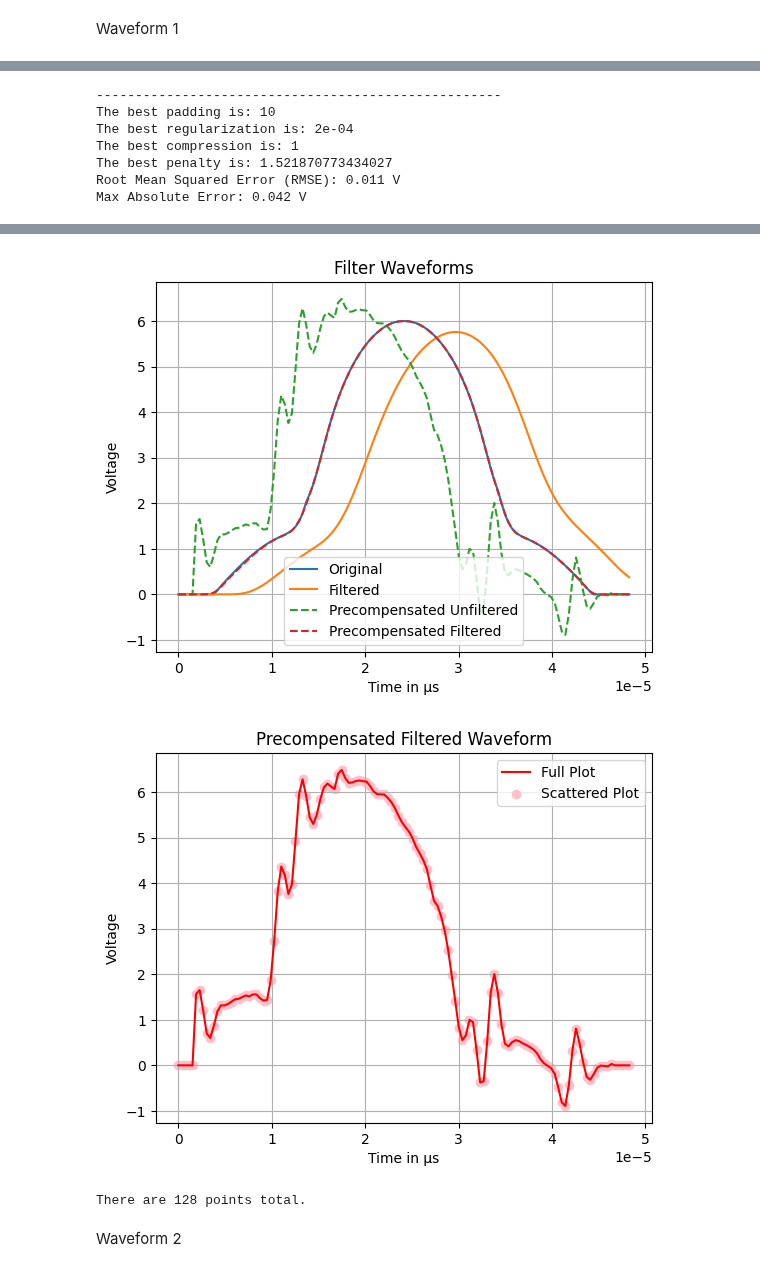
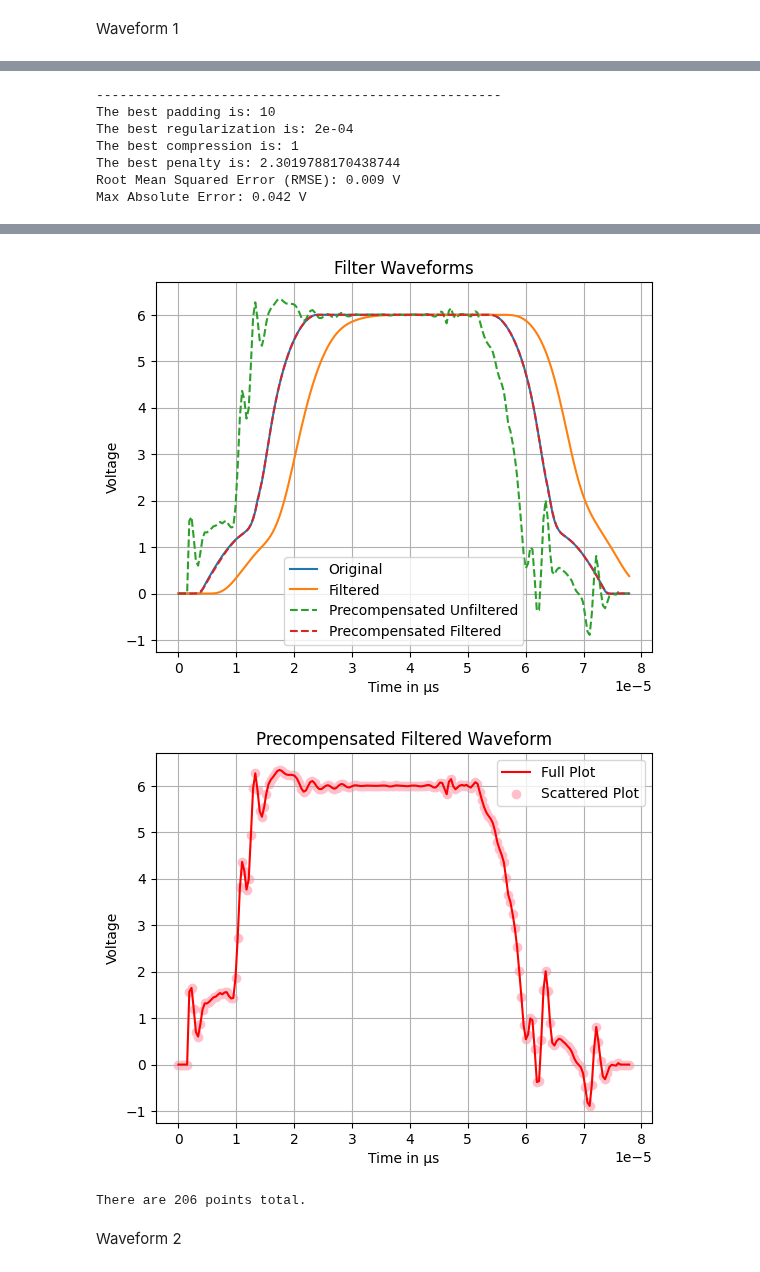
Before and after one commit to OnekaSingh/QC-Filter-Precompensation, a Jupyter notebook: Oneka/reworked.ipynb, the cells around one changed output, grey strips where cells are left out. Saved outputs shown, nothing was run; the diff lists cells and outputs as text; code cells hidden in the pictures.

```diff
--- a/Oneka/reworked.ipynb
+++ b/Oneka/reworked.ipynb
@@ -653,10 +673,11 @@ Waveform 1
 # input data:
 waveform_size = 1 # not already normalized
 time_step = 0.00000038 # DAQ lower limit
+wait_time = 0.00003
 
 # waveform data:
 waveform = waveform_1
-time_array, waveform = FilterSimulation().pre_setup(waveform, waveform_size)
+time_array, waveform = FilterSimulation().pre_setup(waveform, waveform_size, wait_time)
 
 # optimization:
 best_params, reg_array = Optimize().optimizer(time_array, waveform)
@@ -699,5 +720,6 @@ print(f'There are', len(original),'points total.')
 
 # setup for redramp preparation:
 new_time = time
-waveform_1 = precompensated_unfiltered
+waveform_1_orig = precompensated_filtered
+waveform_1_precomp = precompensated_unfiltered
 # %% [output]
@@ -706,6 +728,6 @@ waveform_1 = precompensated_unfiltered
 The best padding is: 10
 The best regularization is: 2e-04
 The best compression is: 1
-The best penalty is: 1.521870773434027
-Root Mean Squared Error (RMSE): 0.011 V
+The best penalty is: 2.3019788170438744
+Root Mean Squared Error (RMSE): 0.009 V
 Max Absolute Error: 0.042 V
@@ -714,6 +736,6 @@ Max Absolute Error: 0.042 V
-[figure, old version]
+[figure, new version]
-[figure, old version]
+[figure, new version]
-There are 128 points total.
+There are 206 points total.
 # %% [markdown]
 Waveform 2
 # %%
```
Also changed, not shown: parts of 20 cells of this notebook.
